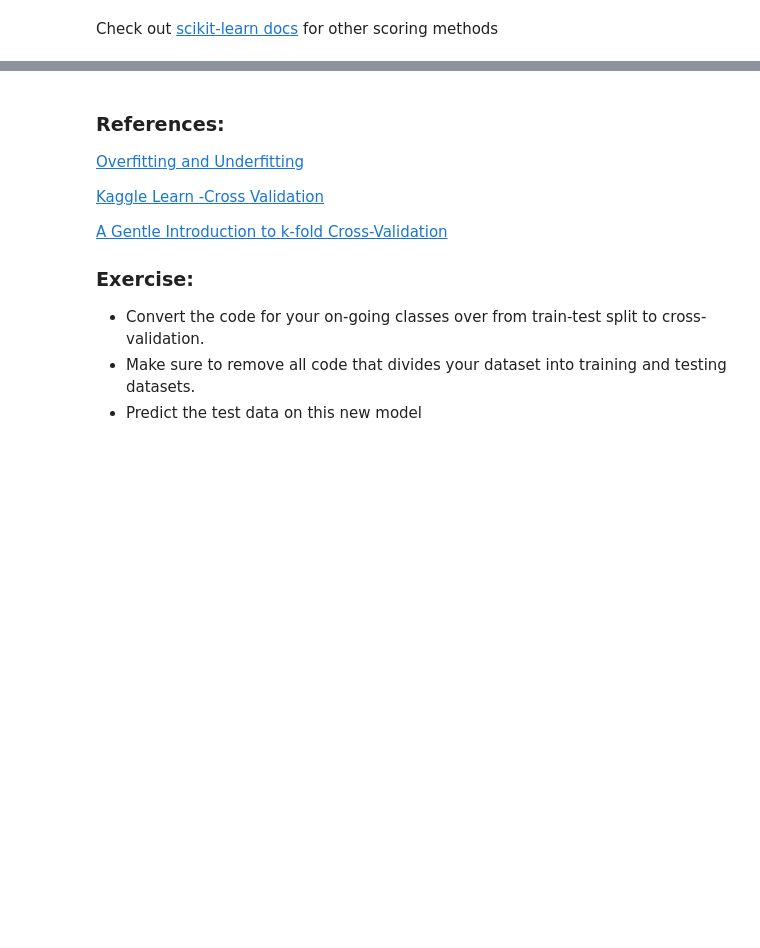
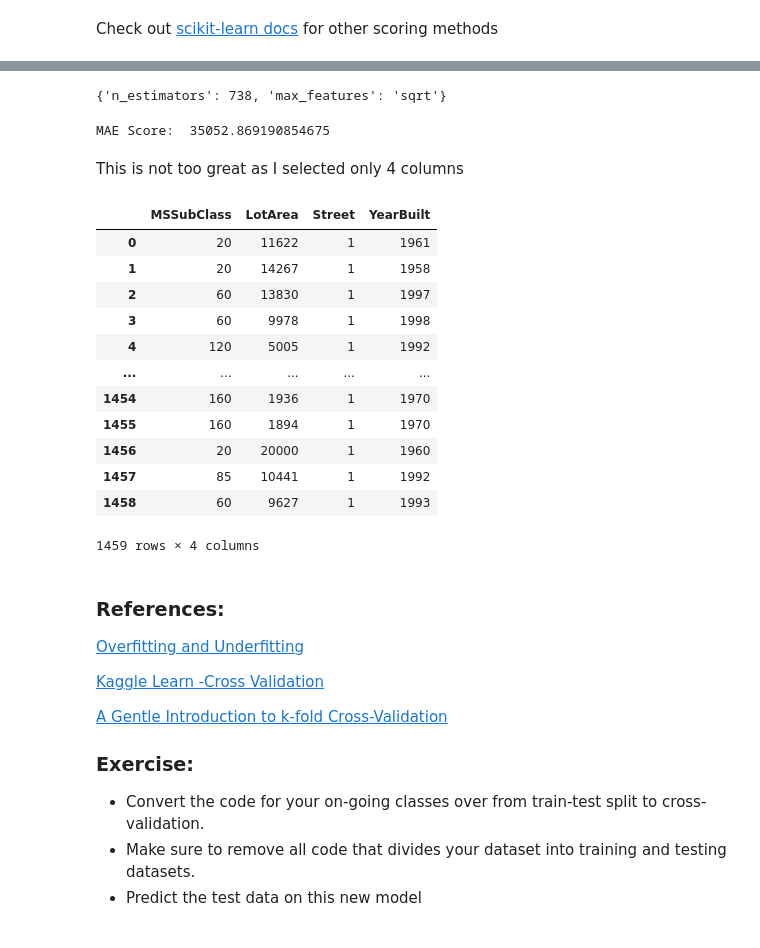
Before and after one commit to opeyemiferanmi1/Pre-Bootcamp_Tutorials, a Jupyter notebook: Beginners_Track/2. Basic ML/Class_3/Underfitting and Overfitting.ipynb, the cells around one changed output, grey strips where cells are left out. Drawn from its saved outputs; the diff is of its cells as text; code cells hidden in the pictures; blank space fills up the shorter version.

```diff
--- a/Beginners_Track/2. Basic ML/Class_3/Underfitting and Overfitting.ipynb
+++ b/Beginners_Track/2. Basic ML/Class_3/Underfitting and Overfitting.ipynb
@@ -119,3 +190,35 @@ Mean Absolute Error 3312077565.608938
+# %%
+rf_random.best_params_
+# %% [output]
+{'n_estimators': 738, 'max_features': 'sqrt'}
+# %%
+model = RandomForestRegressor(n_estimators = 738,
+                              max_features = 'sqrt',
+                              bootstrap= True)
+print("MAE Score: ", cross_validate(model, 10, X, y))
+# %% [output]
+MAE Score:  35052.869190854675
+# %% [markdown]
+This is not too great as I selected only 4 columns
+# %%
+cols_to_use = ['MSSubClass', 'LotArea', 'Street', 'YearBuilt']
+test = test[cols_to_use] #feature sets
+test['Street'] = test['Street'].map({'Pave':1,'Grvl':0, }) #replace the values with a numerical value
+test
+# %% [output]
+|  | MSSubClass | LotArea | Street | YearBuilt |
+| 0 | 20 | 11622 | 1 | 1961 |
+| 1 | 20 | 14267 | 1 | 1958 |
+| 2 | 60 | 13830 | 1 | 1997 |
+| 3 | 60 | 9978 | 1 | 1998 |
+| 4 | 120 | 5005 | 1 | 1992 |
+| ... | ... | ... | ... | ... |
+| 1454 | 160 | 1936 | 1 | 1970 |
+| 1455 | 160 | 1894 | 1 | 1970 |
+| 1456 | 20 | 20000 | 1 | 1960 |
+| 1457 | 85 | 10441 | 1 | 1992 |
+| 1458 | 60 | 9627 | 1 | 1993 |
+1459 rows × 4 columns
 # %% [markdown]
 ### References:
 [Overfitting and Underfitting](https://www.kaggle.com/getting-started/175279)
```
Also changed, not shown: parts of 11 cells of this notebook.
